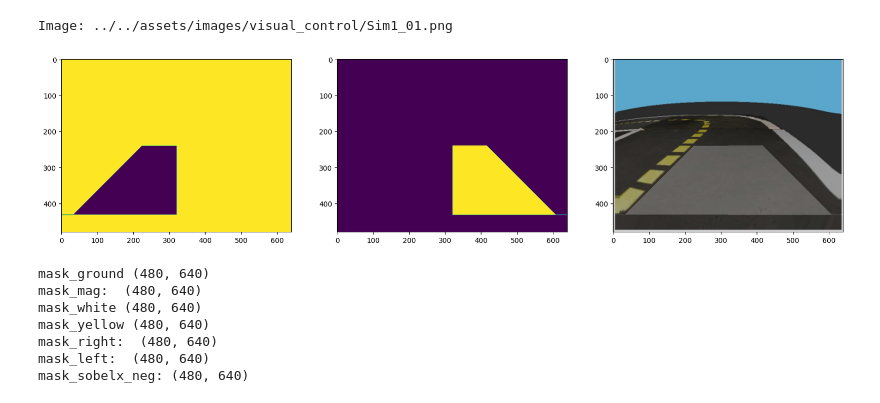
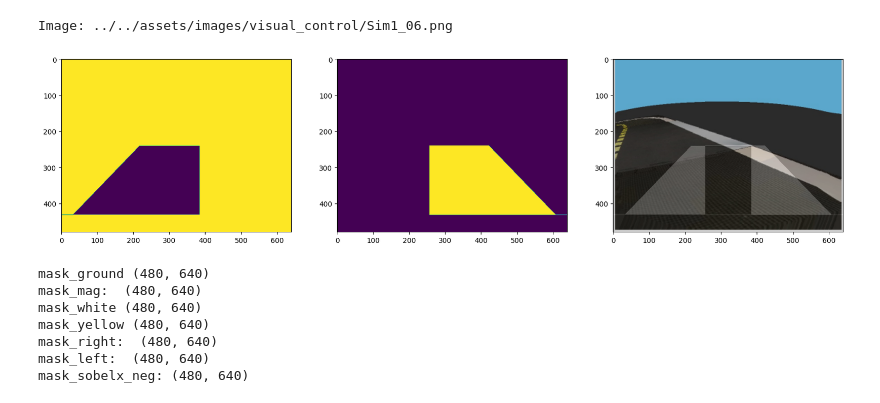
Before and after one commit to olivier-2018/duckietown-lx, a Jupyter notebook: visual-lane-servoing/notebooks/05-Visual-Servoing/create_mask_oli.ipynb, the cells around one changed output. Cells and saved outputs as stored; diff of their text form; code cells hidden in the pictures.

```diff
--- a/visual-lane-servoing/notebooks/05-Visual-Servoing/create_mask_oli.ipynb
+++ b/visual-lane-servoing/notebooks/05-Visual-Servoing/create_mask_oli.ipynb
@@ -33,43 +33,43 @@ coors=np.hstack((x.reshape(-1, 1), y.reshape(-1,1)))
 # Simulation
 p1 = [  (0.9*height, 0.05*width),
         (0.5*height, 0.34*width),
-        (0.5*height, 0.5*width),
-        (0.9*height, 0.5*width),
+        (0.5*height, 0.6*width),
+        (0.9*height, 0.6*width),
         (0.9*height, 0.0*width)]
 mask_Left = Path(p1).contains_points(coors) * -1
 
 # Zone2: symmetric to zone1
 p2 = get_symmetry(p1, width)
 mask_Right = Path(p2).contains_points(coors) * 1
 
 
 # Read image
 # im = '../../assets/images/visual_control/pic1_rect.png'  # straight
 # im = '../../assets/images/visual_control/pic2_rect.png'  # bot angled slightly left
 # im = '../../assets/images/visual_control/pic3_rect.png'  # bot angled slightly right
 # im = '../../assets/images/visual_control/pic10.png'      # bot slightly located on right
 # im = '../../assets/images/visual_control/pic11.png'    # bot angled left, must turn right
 # im = '../../assets/images/visual_control/pic12.png'      # bot angled right, must turn left
-im = '../../assets/images/visual_control/Sim1_01.png'
+im = '../../assets/images/visual_control/Sim1_06.png'
 # im = '../../assets/images/visual_control/Sim2_01.png'
 
 print(f"Image: {im}")
 I = Image.open(im).convert('RGBA').resize((width,height))
 
 # Create blended mask+image
 mymask = (mask_Left+mask_Right).astype(int).copy().reshape(height, width)
 mymask[mymask != 0] = 1
 M = Image.fromarray(np.uint8(mymask*255)).convert('RGBA')
 B = Image.blend(I, M, alpha=.2)
 
 fig, (ax1,ax2,ax3) = plt.subplots(1,3,figsize=(20,8))
 ax1.imshow(mask_Left.reshape(height, width), aspect = 1)
 ax2.imshow(mask_Right.reshape(height, width), aspect = 1)
 ax3.imshow(B, aspect = 1)
 plt.show()
 # %% [output]
-Image: ../../assets/images/visual_control/Sim1_01.png
+Image: ../../assets/images/visual_control/Sim1_06.png
-[figure, old version]
+[figure, new version]
 # %%
 # Read image
 im = '../../assets/images/visual_control/pic1_rect.png'  # straight
```
Also changed, not shown: 1 other file.
